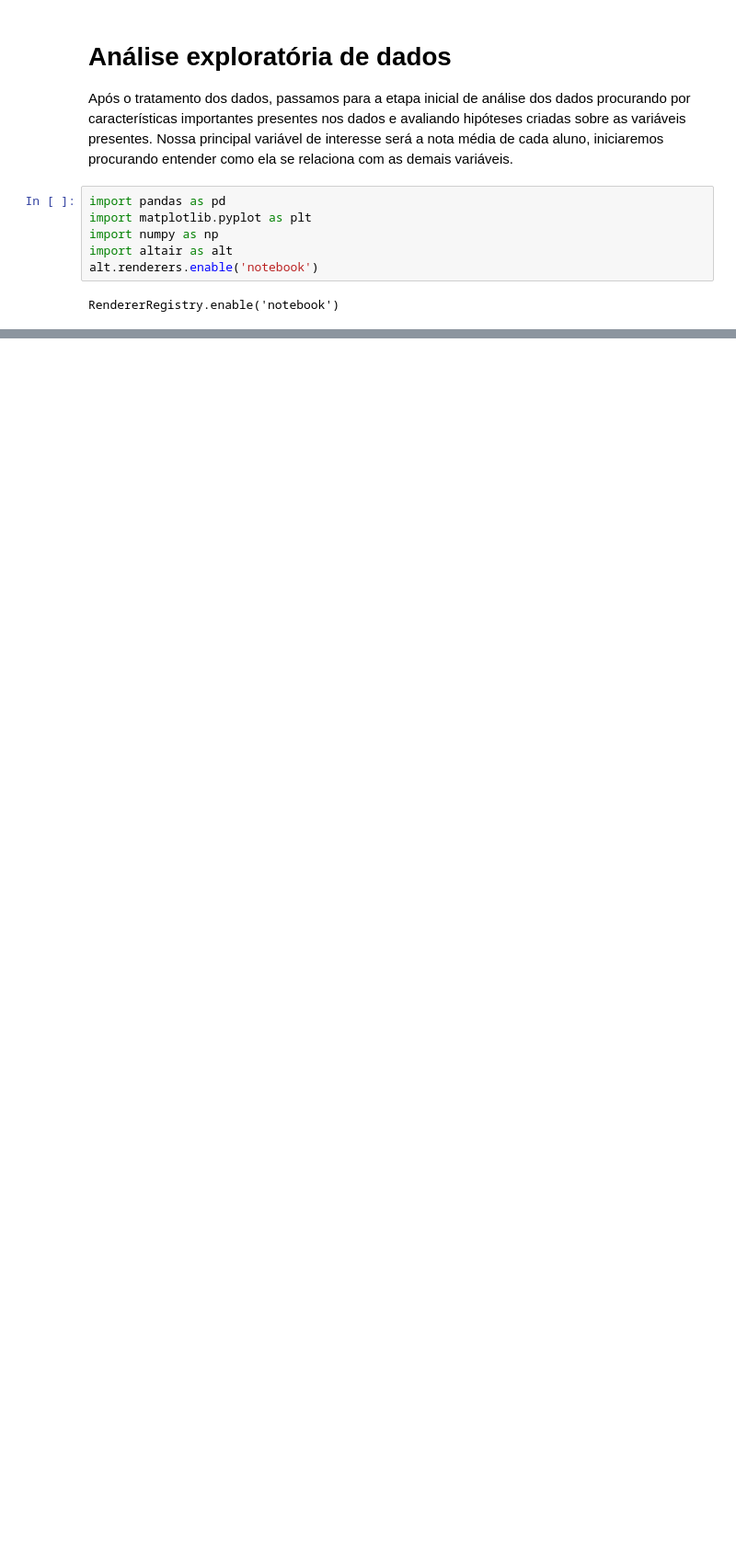
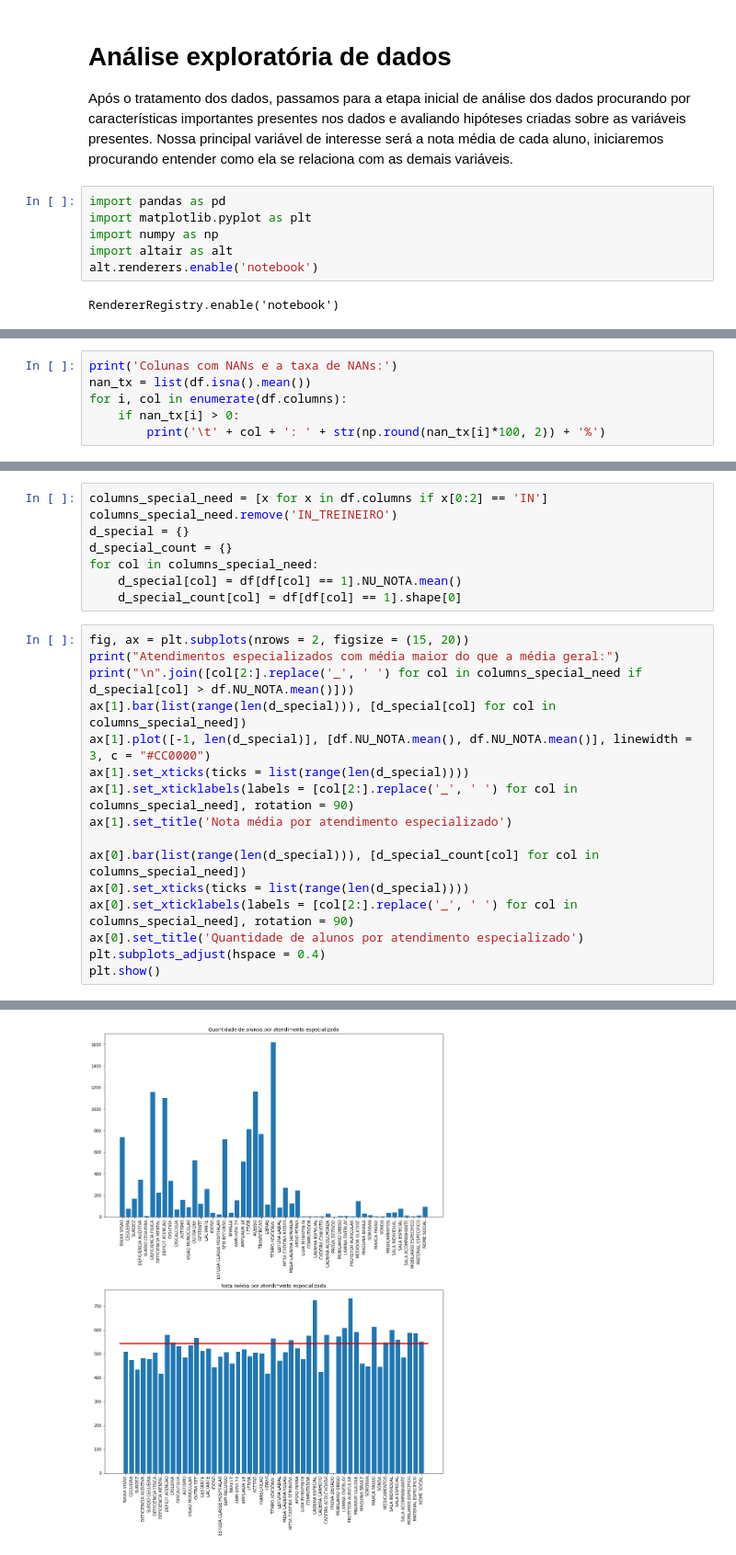
Before and after one commit to GiovaniValdrighi/analise_enem, a Jupyter notebook: Notebooks/ADE.ipynb, the cells around one changed output, grey strips where cells are left out. Shown at 92% size. Cells and saved outputs as stored; diff of their text form; blank space fills up the shorter version.

```diff
--- a/Notebooks/ADE.ipynb
+++ b/Notebooks/ADE.ipynb
@@ -88,0 +19,6 @@ alt.Chart(...)
+# %%
+print('Colunas com NANs e a taxa de NANs:')
+nan_tx = list(df.isna().mean())
+for i, col in enumerate(df.columns):
+    if nan_tx[i] > 0:
+        print('\t' + col + ': ' + str(np.round(nan_tx[i]*100, 2)) + '%')
@@ -88,0 +148,25 @@ alt.Chart(...)
+# %%
+columns_special_need = [x for x in df.columns if x[0:2] == 'IN']
+columns_special_need.remove('IN_TREINEIRO')
+d_special = {}
+d_special_count = {}
+for col in columns_special_need:
+    d_special[col] = df[df[col] == 1].NU_NOTA.mean()
+    d_special_count[col] = df[df[col] == 1].shape[0]
+# %%
+fig, ax = plt.subplots(nrows = 2, figsize = (15, 20))
+print("Atendimentos especializados com média maior do que a média geral:")
+print("\n".join([col[2:].replace('_', ' ') for col in columns_special_need if d_special[col] > df.NU_NOTA.mean()]))
+ax[1].bar(list(range(len(d_special))), [d_special[col] for col in columns_special_need])
+ax[1].plot([-1, len(d_special)], [df.NU_NOTA.mean(), df.NU_NOTA.mean()], linewidth = 3, c = "#CC0000")
+ax[1].set_xticks(ticks = list(range(len(d_special))))
+ax[1].set_xticklabels(labels = [col[2:].replace('_', ' ') for col in columns_special_need], rotation = 90)
+ax[1].set_title('Nota média por atendimento especializado')
+
+ax[0].bar(list(range(len(d_special))), [d_special_count[col] for col in columns_special_need])
+ax[0].set_xticks(ticks = list(range(len(d_special))))
+ax[0].set_xticklabels(labels = [col[2:].replace('_', ' ') for col in columns_special_need], rotation = 90)
+ax[0].set_title('Quantidade de alunos por atendimento especializado')
+plt.subplots_adjust(hspace = 0.4)
+plt.show()
+# %% [output]
@@ -88,0 +193 @@ alt.Chart(...)
+[figure, added]
```
Also changed, not shown: parts of 19 cells of this notebook, 1 other file.
